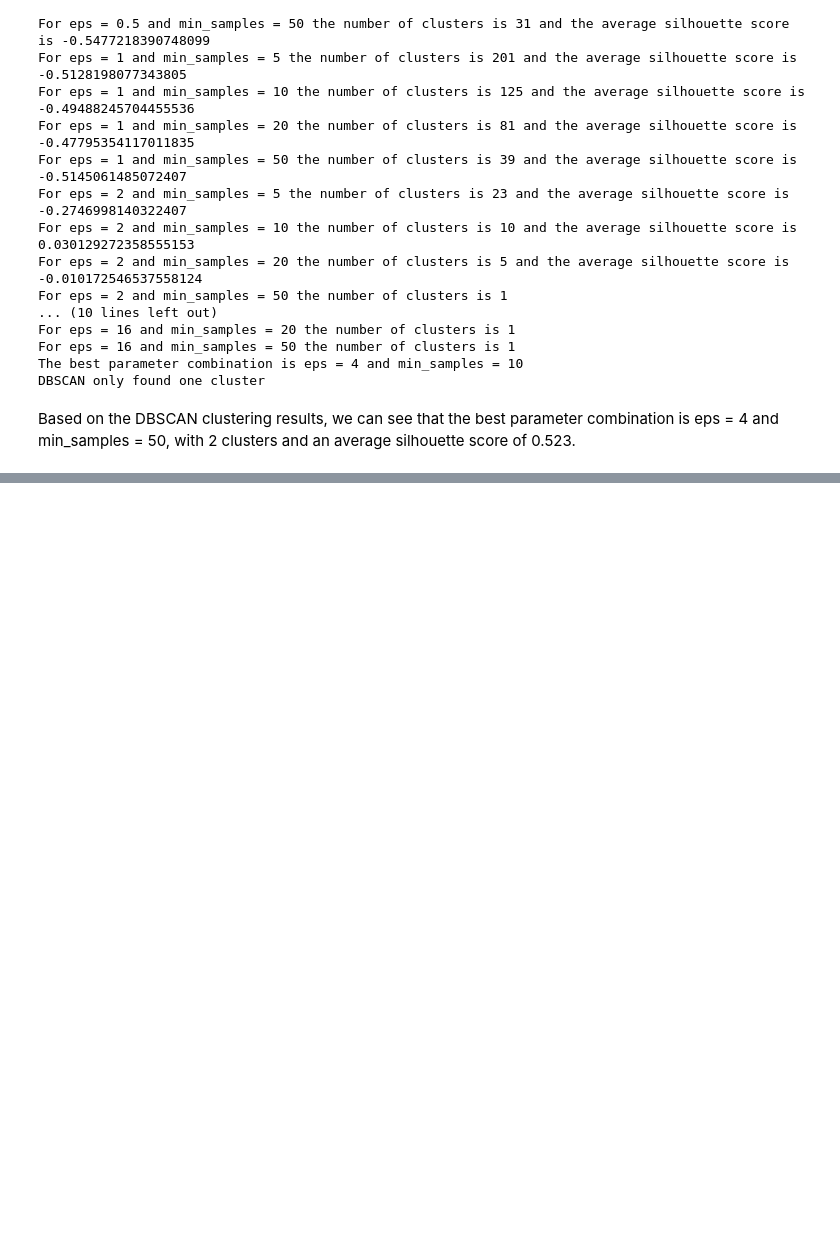
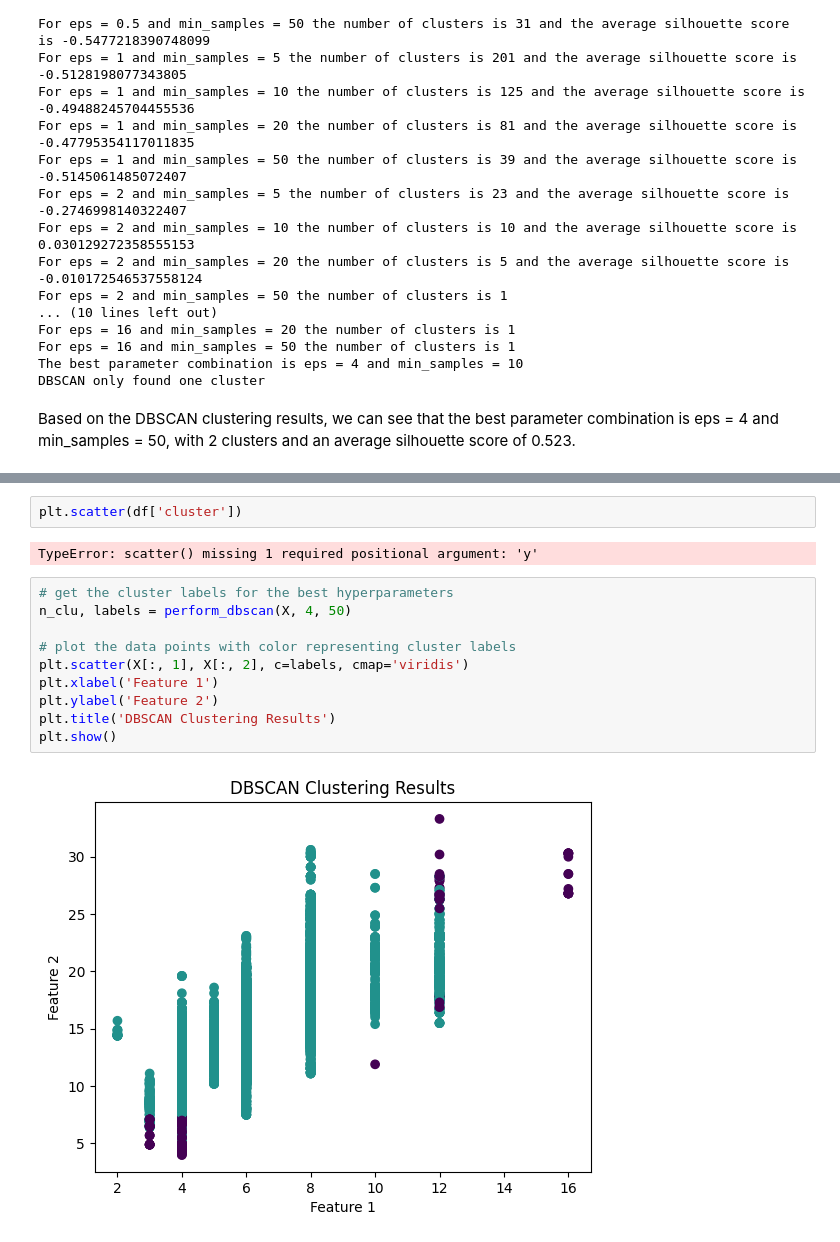
Before and after one commit to lfunderburk/machine-learning-capstone, a Jupyter notebook: notebooks/unsupervised-learning.ipynb, the cells around one changed output, grey strips where cells are left out. Cells and saved outputs as stored; diff of their text form; blank space fills up the shorter version.

```diff
--- a/notebooks/unsupervised-learning.ipynb
+++ b/notebooks/unsupervised-learning.ipynb
@@ -417,0 +431,16 @@ For eps = 16 and min_samples = 5 the number of clusters is 1
+# %%
+plt.scatter(df['cluster'])
+# %% [output]
+TypeError: scatter() missing 1 required positional argument: 'y'
+# %%
+# get the cluster labels for the best hyperparameters
+n_clu, labels = perform_dbscan(X, 4, 50)
+
+# plot the data points with color representing cluster labels
+plt.scatter(X[:, 1], X[:, 2], c=labels, cmap='viridis')
+plt.xlabel('Feature 1')
+plt.ylabel('Feature 2')
+plt.title('DBSCAN Clustering Results')
+plt.show()
+# %% [output]
+[figure, added]
```
Also changed, not shown: parts of 4 cells of this notebook.
